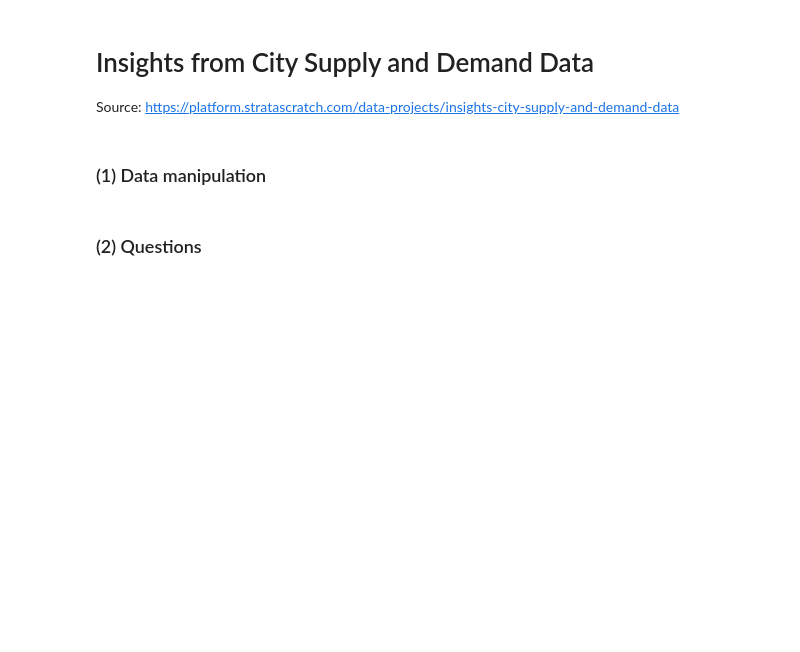
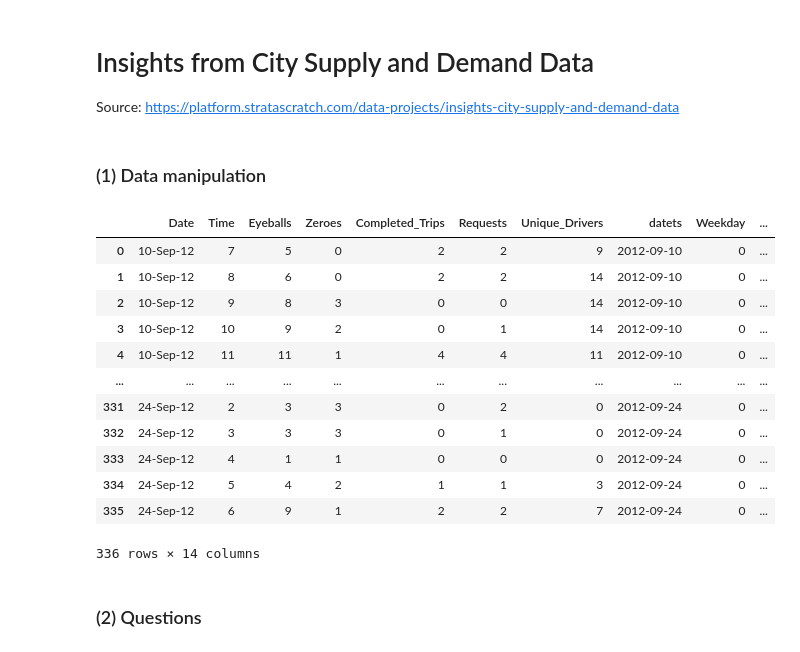
Before and after one commit to J-ZW-Wang/ss_data_project, a Jupyter notebook: Uber_Insights_from_City_Supply_and_Demand_Data/Insights_from_City_Supply_and_Demand_Data.ipynb, the cells around one changed output. Saved outputs shown, nothing was run; the diff lists cells and outputs as text; code cells hidden in the pictures; blank space fills up the shorter version.

```diff
--- a/Uber_Insights_from_City_Supply_and_Demand_Data/Insights_from_City_Supply_and_Demand_Data.ipynb
+++ b/Uber_Insights_from_City_Supply_and_Demand_Data/Insights_from_City_Supply_and_Demand_Data.ipynb
@@ -13,28 +13,43 @@ sd = pd.read_csv("./datasets/dataset_1.csv")
 # %%
 # Fix column names
 sd.columns = [c.strip().replace(" ", "_") for c in sd.columns]
 sd = sd.rename({"Time_(Local)": "Time"}, axis=1)
 sd["Date"] = sd.Date.ffill()
 
 sd = sd.assign(
     datets=lambda x: pd.to_datetime(x.Date, format="%d-%b-%y"),
     Weekday=lambda x: x.datets.dt.weekday,
     Weekend=lambda x: np.where(
         (
             ((x.Weekday == 4) & (x.Time >= 17))
             | (x.Weekday == 5)
-            | ((x.Weekday == 6) & (x.Time <= 3))
+            | ((x.Weekday == 6) & (x.Time < 3))
         ),
         1,
         0,
     ),
     request_past8hr=lambda x: x.Requests.rolling(8).sum(),
     zeroes_past72hr=lambda x: x.Zeroes.rolling(72).sum(),
     eyeballs_past72hr=lambda x: x.Eyeballs.rolling(72).sum(),
     zero_to_eye_p72=lambda x: x.zeroes_past72hr / x.eyeballs_past72hr,
 )
 
 sd = sd.sort_values(["Date", "Time"])
+sd
+# %% [output]
+|  | Date | Time | Eyeballs | Zeroes | Completed_Trips | Requests | Unique_Drivers | datets | Weekday | ... |
+| 0 | 10-Sep-12 | 7 | 5 | 0 | 2 | 2 | 9 | 2012-09-10 | 0 | ... |
+| 1 | 10-Sep-12 | 8 | 6 | 0 | 2 | 2 | 14 | 2012-09-10 | 0 | ... |
+| 2 | 10-Sep-12 | 9 | 8 | 3 | 0 | 0 | 14 | 2012-09-10 | 0 | ... |
+| 3 | 10-Sep-12 | 10 | 9 | 2 | 0 | 1 | 14 | 2012-09-10 | 0 | ... |
+| 4 | 10-Sep-12 | 11 | 11 | 1 | 4 | 4 | 11 | 2012-09-10 | 0 | ... |
+| ... | ... | ... | ... | ... | ... | ... | ... | ... | ... | ... |
+| 331 | 24-Sep-12 | 2 | 3 | 3 | 0 | 2 | 0 | 2012-09-24 | 0 | ... |
+| 332 | 24-Sep-12 | 3 | 3 | 3 | 0 | 1 | 0 | 2012-09-24 | 0 | ... |
+| 333 | 24-Sep-12 | 4 | 1 | 1 | 0 | 0 | 0 | 2012-09-24 | 0 | ... |
+| 334 | 24-Sep-12 | 5 | 4 | 2 | 1 | 1 | 3 | 2012-09-24 | 0 | ... |
+| 335 | 24-Sep-12 | 6 | 9 | 1 | 2 | 2 | 7 | 2012-09-24 | 0 | ... |
+336 rows × 14 columns
 # %% [markdown]
 ### (2) Questions
 # %% [markdown]
```
Also changed, not shown: parts of 9 cells of this notebook.
